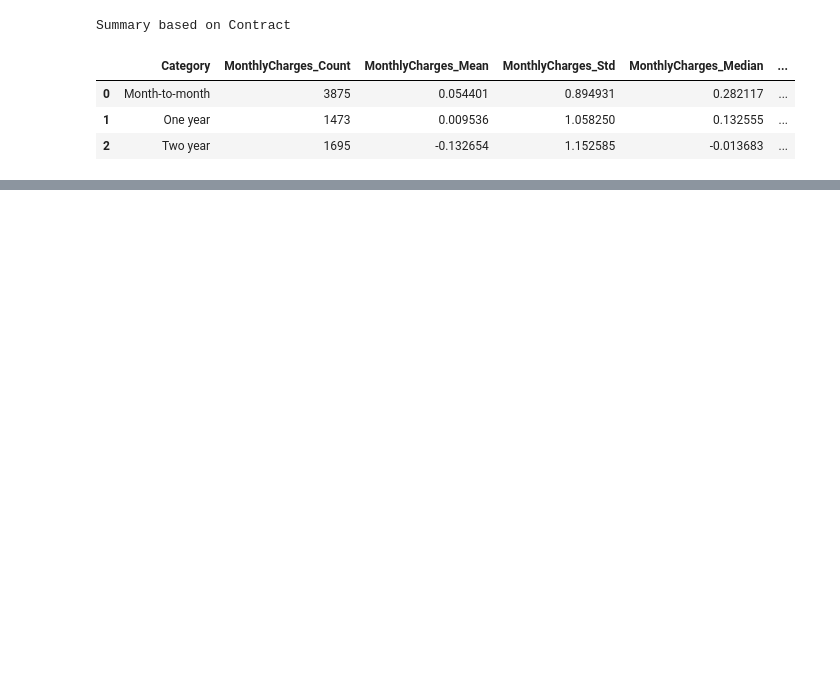
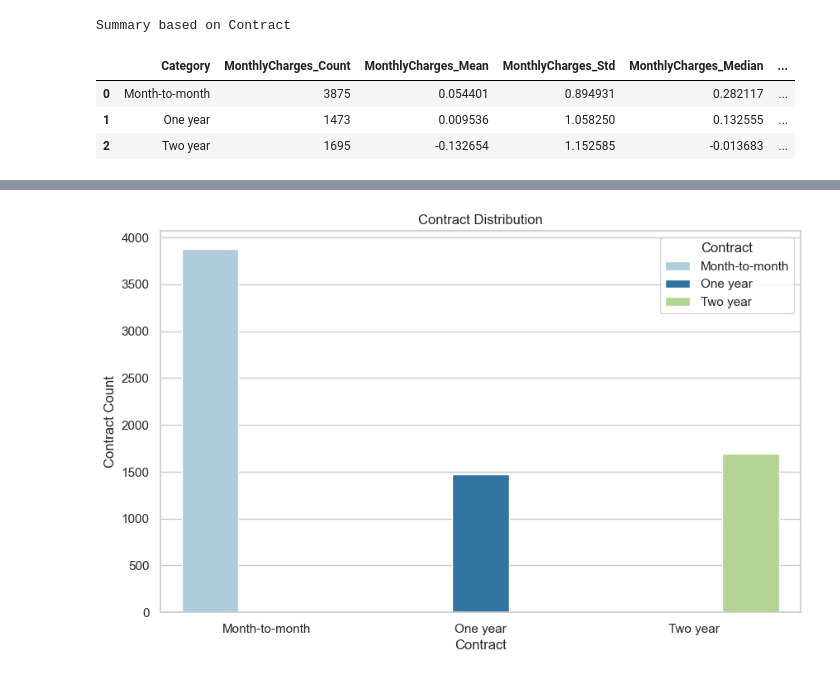
Before and after one commit to AleemahTheAnalyst/TELECOM, a Jupyter notebook: customer_chun.ipynb, the cells around one changed output, grey strips where cells are left out. Saved outputs shown, nothing was run; the diff lists cells and outputs as text; code cells hidden in the pictures; blank space fills up the shorter version.

```diff
--- a/customer_chun.ipynb
+++ b/customer_chun.ipynb
@@ -504,0 +535,7 @@ Summary based on Payment Method
+# %%
+plt.figure(figsize=(10, 6))
+sns.countplot(x='Contract', data=telecom, palette='Paired', hue='Contract').set(
+    title = 'Contract Distribution', xlabel = 'Contract', ylabel = 'Contract Count')
+plt.show()
+# %% [output]
+[figure, added]
```
Also changed, not shown: parts of 16 cells of this notebook.
